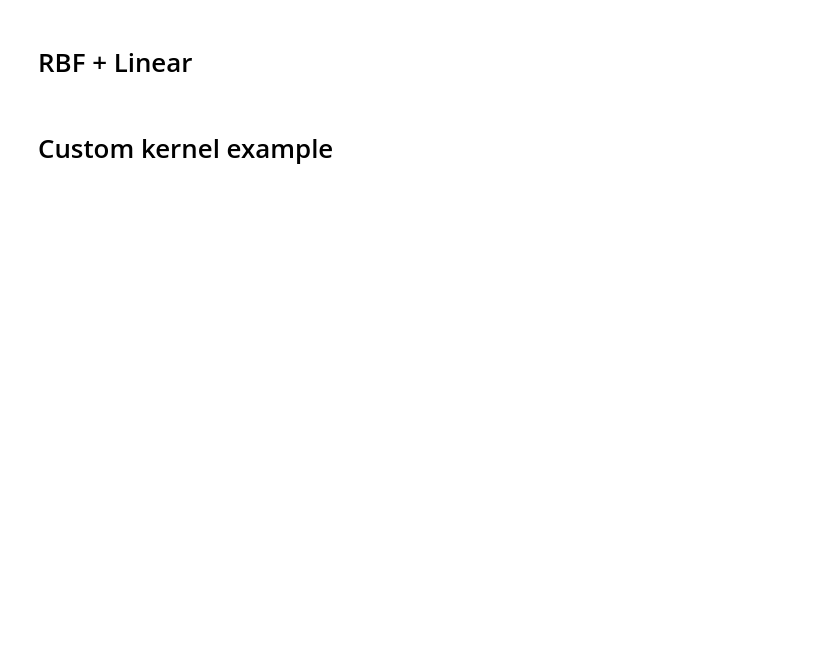
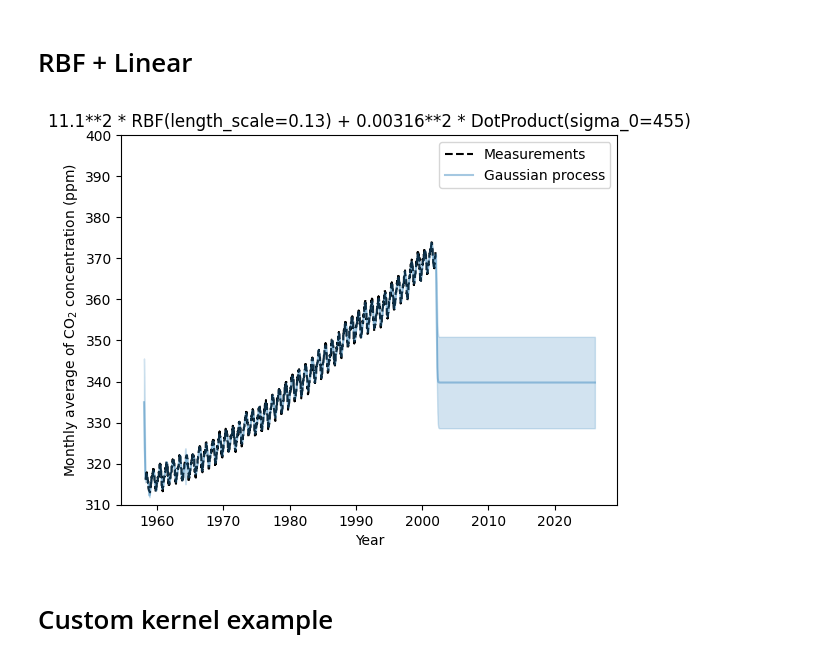
Before and after one commit to ChemAI-Lab/AI4Chem, a Jupyter notebook: website/modules/02-gaussian_processes.ipynb, the cells around one changed output. Drawn from its saved outputs; the diff is of its cells as text; code cells hidden in the pictures; blank space fills up the shorter version.

```diff
--- a/website/modules/02-gaussian_processes.ipynb
+++ b/website/modules/02-gaussian_processes.ipynb
@@ -185,20 +224,22 @@ plot_gp_predictions(
 # %%
 from sklearn.gaussian_process.kernels import RBF, DotProduct, ConstantKernel
 
-kernel = ConstantKernel(50.0**2) * RBF(length_scale=10.0, length_scale_bounds=(0.1, 100.0)) + \
-    ConstantKernel(50.0**2) * DotProduct()
+kernel = ConstantKernel(11.0**2) * RBF(length_scale=50.0, length_scale_bounds=(1e-1, 1e6)) + \
+    ConstantKernel(11.0**2) * DotProduct()
 
 y_mean = y.mean()
 gaussian_process = GaussianProcessRegressor(
     kernel=kernel,
     normalize_y=False,
     alpha=1e-3,
     n_restarts_optimizer=5,
 )
 gaussian_process.fit(X, y - y_mean)
 
 plot_gp_predictions(
     gaussian_process, kernel_name=str(gaussian_process.kernel_))
+# %% [output]
+[figure, added]
 # %% [markdown]
 # Custom kernel example
 # %%
```
Also changed, not shown: parts of 8 cells of this notebook, 4 other files.
